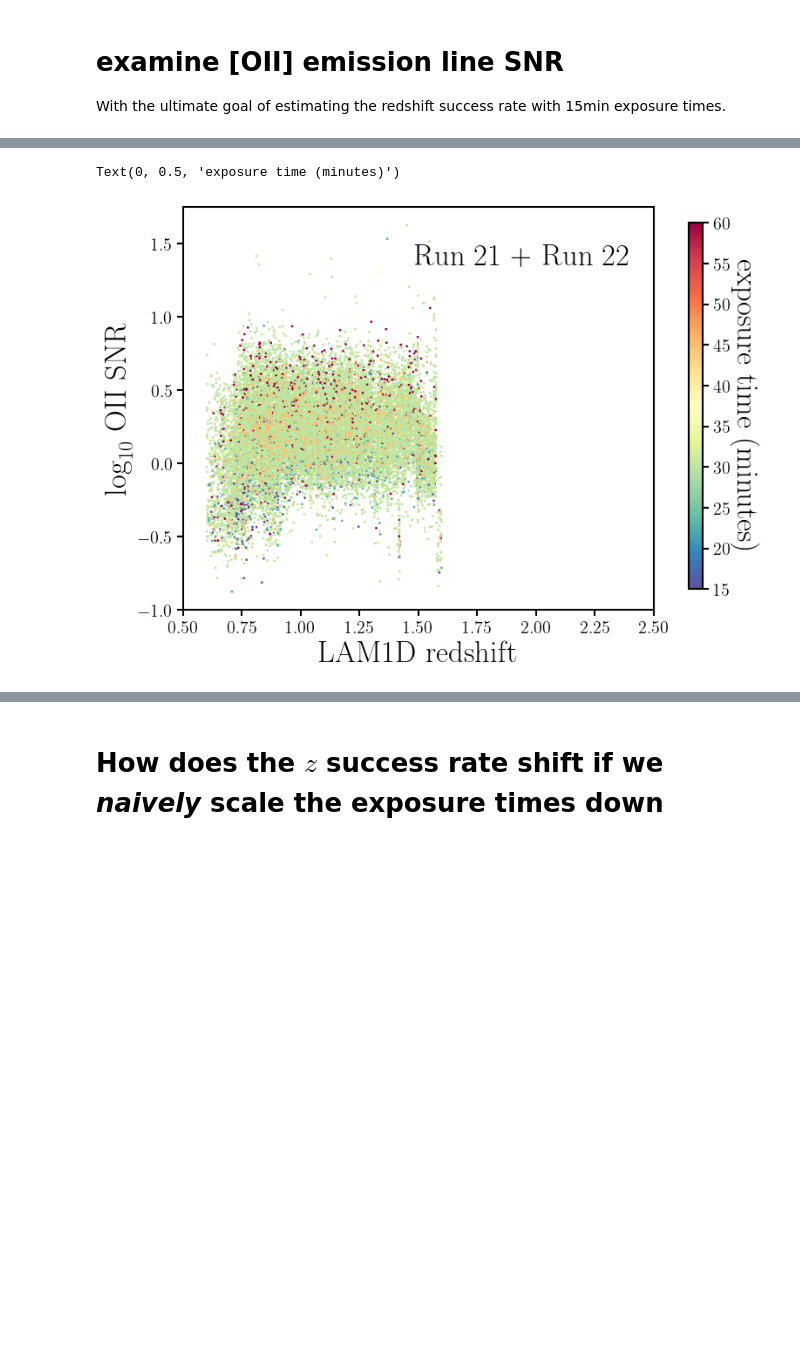
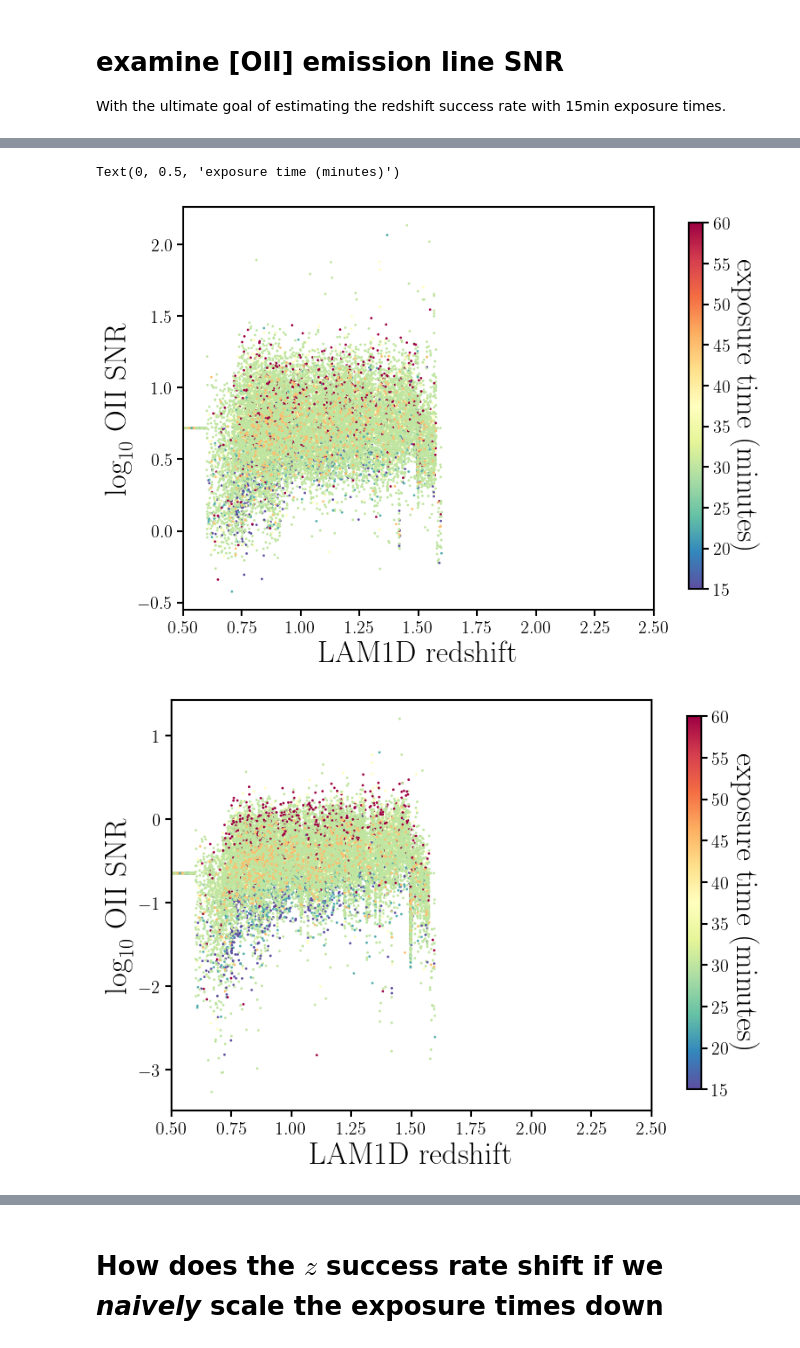
Before and after one commit to changhoonhahn/pfs_sv, a Jupyter notebook: nb/oiisnr.ipynb, the cells around one changed output, grey strips where cells are left out. Drawn from its saved outputs; the diff is of its cells as text; code cells hidden in the pictures; blank space fills up the shorter version.

```diff
--- a/nb/oiisnr.ipynb
+++ b/nb/oiisnr.ipynb
@@ -45,3 +24,4 @@ Includes nearly all objects with LAM1D redshift $0.6 < z < 1.6$
 # %%
 # OII table from Jingjing's google drive
-oii = Table.read('/Users/hahnchanghoon/data/pfs/lam1d_oii_table_flux_sn_full_v2.fits')
+#oii = Table.read('/Users/hahnchanghoon/data/pfs/lam1d_oii_table_flux_sn_full_v2.fits')
+oii = Table.read('lam1d_s25a_matched_run21_run22_v4.fits')
@@ -52,0 +35,5 @@ oii_snr = lam1d_oii['oii_flux'] / lam1d_oii['oii noise']
+# %%
+zsucc = ((oii['probaGalaxy'] > 0.99) &
+         (oii['redshiftProba'] > 0.99) &
+         (oii['redshiftError'] < 0.01))
+print('overall z-success %.3f' % np.mean(zsucc))
@@ -52,0 +42,4 @@ oii_snr = lam1d_oii['oii_flux'] / lam1d_oii['oii noise']
+# %%
+has_lam = zsucc & (oii['redshift'] < 1.6) & (oii['spectrograph'] != 2)
+has_vi = (oii['z_vi'] > 0) & (oii['spectrograph'] != 2)
+# exclude spectrograph 2 which has NIR detector problems
@@ -53,3 +48,7 @@ oii_snr = lam1d_oii['oii_flux'] / lam1d_oii['oii noise']
+# %%
+oii_snr0 = np.sqrt(oii['oii_sn2_MT'] / oii['oii_sn_pixel_num_MT']) # only defined for zsucc & (oii['redshift'] < 1.6)
+oii_snr1 = oii['oii_flux_MT'] / oii['oii_noise_MT']
+oii_snr2 = np.sqrt(oii['oii sn2'])
 # %%
 fig = plt.figure(figsize=(4,4))
 sub = fig.add_subplot(111)
@@ -66,18 +74,36 @@ oii_snr = np.sqrt(lam1d_oii['oii sn2']) / lam1d_oii['oii_sn pixel #']
 # %%
 fig = plt.figure(figsize=(8,6))
 sub = fig.add_subplot(111)
-hb = sub.scatter(lam1d_oii['redshift'][~mask_oii], np.log10(oii_snr[~mask_oii]), c=lam1d_oii['t_exp_total'][~mask_oii]/60., s=1, vmin=15., vmax=60, cmap='Spectral_r')
+hb = sub.scatter(oii['redshift'][has_lam], np.log10(oii_snr0[has_lam]),
+                 c=oii['t_exp_total'][has_lam]/60., s=1, vmin=15., vmax=60, cmap='Spectral_r')
 
-sub.text(2.4, 1.5, 'Run 21 + Run 22', ha='right', va='top', fontsize=25)
+#sub.text(2.4, 1.5, 'Run 21 + Run 22', ha='right', va='top', fontsize=25)
 sub.set_xlabel('LAM1D redshift', fontsize=25)
 sub.set_xlim(0.5, 2.5)
 sub.set_ylabel(r'$\log_{10}$ OII SNR', fontsize=25)
 
 fig.subplots_adjust(wspace=0.1, right=0.8)
 
 cbar_ax = fig.add_axes([0.85, 0.15, 0.02, 0.7])
 cbar = fig.colorbar(hb, cax=cbar_ax)
 cbar.ax.set_ylabel(r'exposure time (minutes)', labelpad=25, fontsize=25, rotation=270)
+
+fig = plt.figure(figsize=(8,6))
+sub = fig.add_subplot(111)
+hb = sub.scatter(oii['redshift'][has_lam], np.log10(oii_snr1[has_lam]),
+                 c=oii['t_exp_total'][has_lam]/60., s=1, vmin=15., vmax=60, cmap='Spectral_r')
+
+#sub.text(2.4, 1.5, 'Run 21 + Run 22', ha='right', va='top', fontsize=25)
+sub.set_xlabel('LAM1D redshift', fontsize=25)
+sub.set_xlim(0.5, 2.5)
+sub.set_ylabel(r'$\log_{10}$ OII SNR', fontsize=25)
+
+fig.subplots_adjust(wspace=0.1, right=0.8)
+
+cbar_ax = fig.add_axes([0.85, 0.15, 0.02, 0.7])
+cbar = fig.colorbar(hb, cax=cbar_ax)
+cbar.ax.set_ylabel(r'exposure time (minutes)', labelpad=25, fontsize=25, rotation=270)
 # %% [output]
 Text(0, 0.5, 'exposure time (minutes)')
-[figure, old version]
+[figure, new version]
+[figure, added]
```
Also changed, not shown: parts of 27 cells of this notebook.
